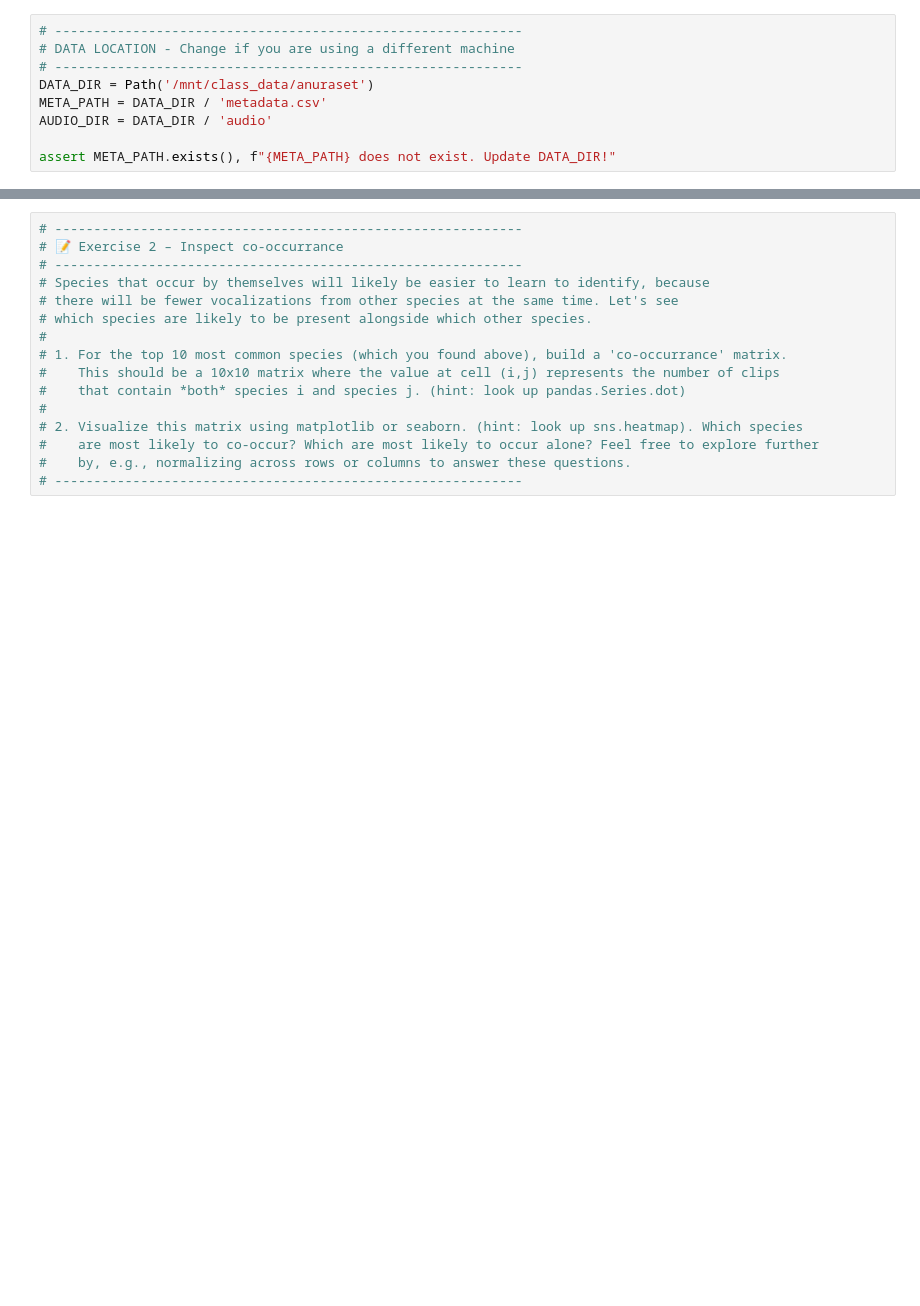
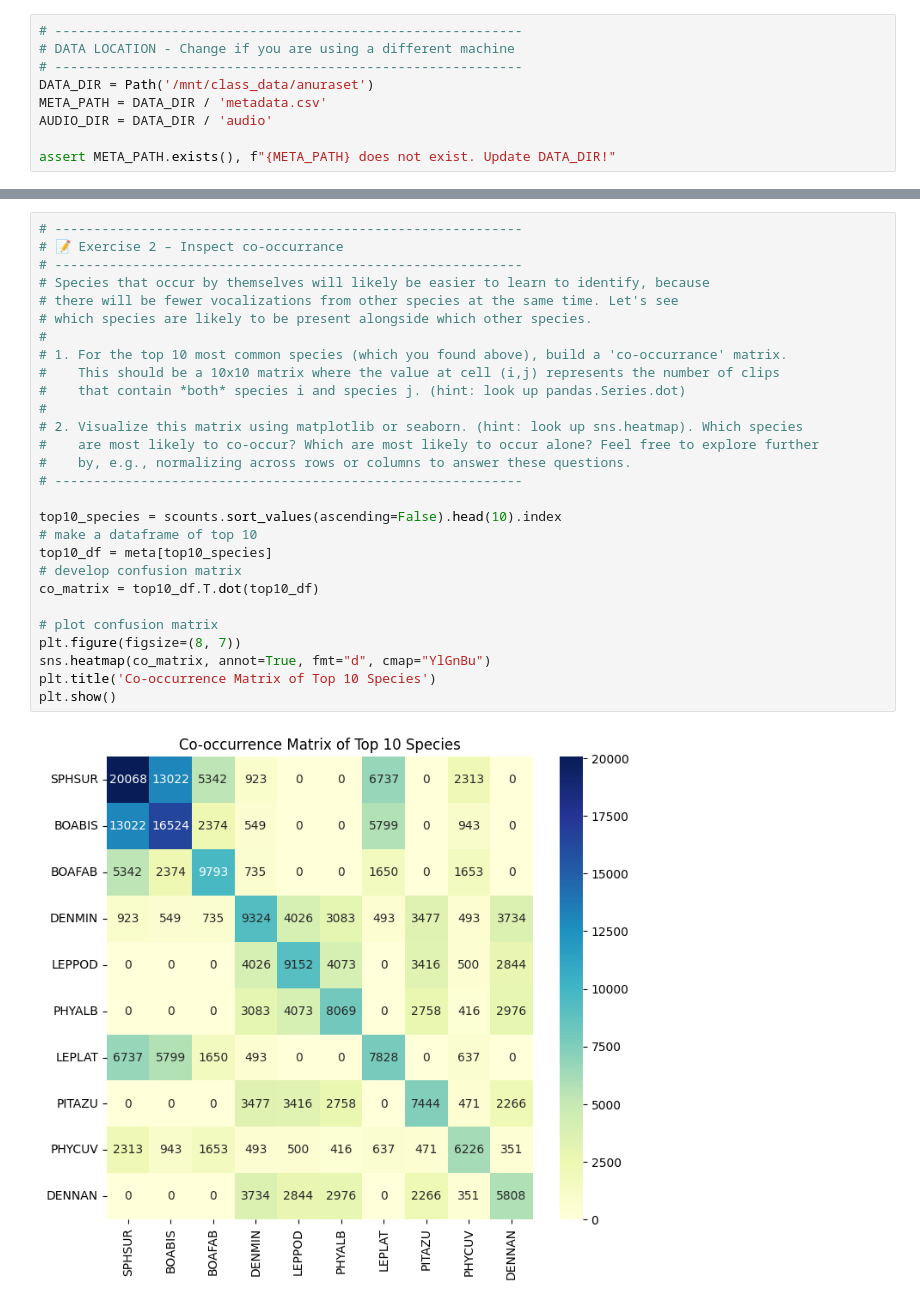
Before and after one commit to joansed/ai-upskilling-audio, a Jupyter notebook: 01_anuraset_explore.ipynb, the cells around one changed output, grey strips where cells are left out. Cells and saved outputs as stored; diff of their text form; blank space fills up the shorter version.

```diff
--- a/01_anuraset_explore.ipynb
+++ b/01_anuraset_explore.ipynb
@@ -85,19 +156,33 @@ species_counts = None
 # %%
 # ------------------------------------------------------------
 # 📝 Exercise 2 – Inspect co-occurrance
 # ------------------------------------------------------------
 # Species that occur by themselves will likely be easier to learn to identify, because
 # there will be fewer vocalizations from other species at the same time. Let's see
 # which species are likely to be present alongside which other species.
 #
 # 1. For the top 10 most common species (which you found above), build a 'co-occurrance' matrix.
 #    This should be a 10x10 matrix where the value at cell (i,j) represents the number of clips
 #    that contain *both* species i and species j. (hint: look up pandas.Series.dot)
 #
 # 2. Visualize this matrix using matplotlib or seaborn. (hint: look up sns.heatmap). Which species
 #    are most likely to co-occur? Which are most likely to occur alone? Feel free to explore further
 #    by, e.g., normalizing across rows or columns to answer these questions.
 # ------------------------------------------------------------
+
+top10_species = scounts.sort_values(ascending=False).head(10).index
+# make a dataframe of top 10
+top10_df = meta[top10_species]
+# develop confusion matrix
+co_matrix = top10_df.T.dot(top10_df)
+
+# plot confusion matrix
+plt.figure(figsize=(8, 7))
+sns.heatmap(co_matrix, annot=True, fmt="d", cmap="YlGnBu")
+plt.title('Co-occurrence Matrix of Top 10 Species')
+plt.show()
+# %% [output]
+[figure, added]
 # %%
 # ------------------------------------------------------------
 # Choose a target species - You will learn to classify it yourself!
```
Also changed, not shown: parts of 17 cells of this notebook.
